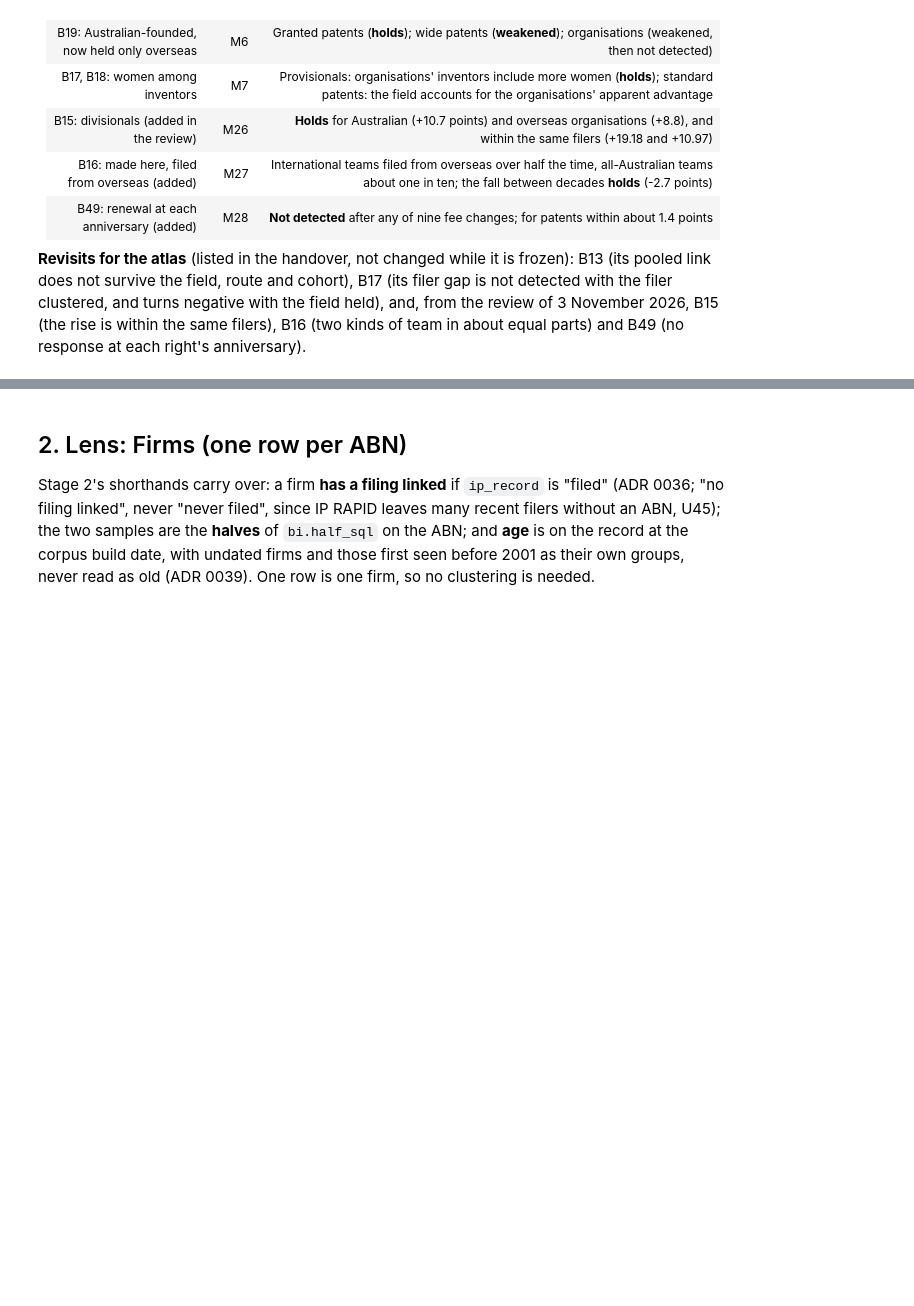
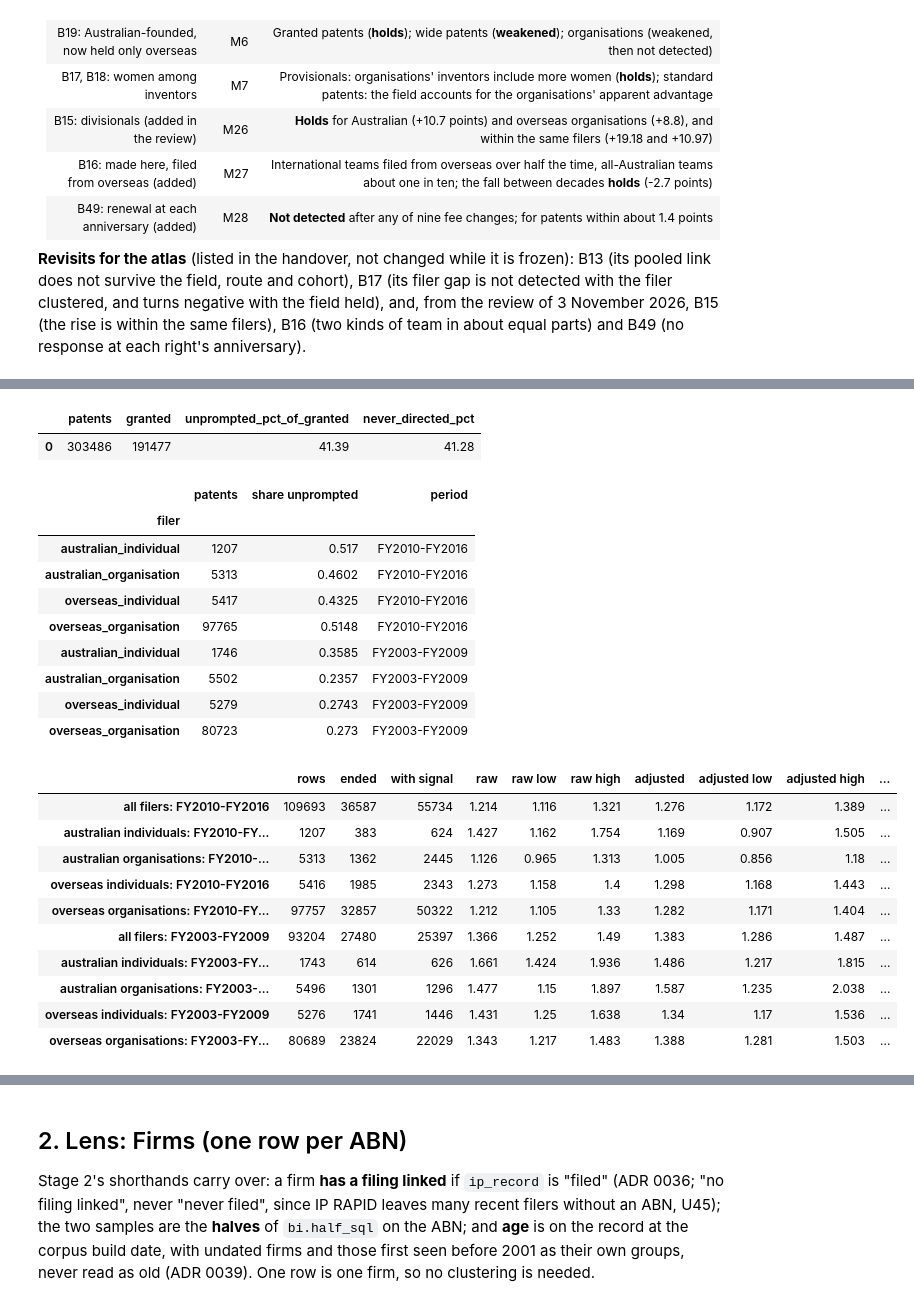
Before and after one commit to Thomas-Amann-IPAustralia/Aus-GII-Breakdown, a Jupyter notebook: analysis/notebooks/03_multivariate.ipynb, the cells around one changed output, grey strips where cells are left out. Cells and saved outputs as stored; diff of their text form; code cells hidden in the pictures; blank space fills up the shorter version.

```diff
--- a/analysis/notebooks/03_multivariate.ipynb
+++ b/analysis/notebooks/03_multivariate.ipynb
@@ -1321,0 +1337,76 @@ B16 (two kinds of team in about equal parts) and B49 (no response at each right'
+# %%
+# Unprompted examination requests (C3, M5): a request made before any direction from the Commissioner, as IP
+# Australia's commissioned study counts "early and unprompted" (ipr-2025 p10)
+DIRECTION = """direction AS (
+    SELECT application_number, min(event_effective_date) AS direction FROM {iprapid/events}
+    WHERE ip_right_type = 'patent' AND event_type = 'exam_direction_to_request_exam' GROUP BY 1
+)"""
+UNPROMPTED = "(d.direction IS NULL OR r.exam_requested_date < d.direction)"
+# check: the study's 41.9% of granted patents, 2004 to 2016, divisionals left out (its sample: 316,077 patents)
+unprompted_check = rsql(f"""
+    WITH {DIRECTION}
+    SELECT count(*) AS patents, count(*) FILTER (WHERE r.registered_date IS NOT NULL) AS granted,
+           100 * avg({UNPROMPTED}::INT) FILTER (WHERE r.registered_date IS NOT NULL) AS unprompted_pct_of_granted,
+           100 * avg((d.direction IS NULL)::INT) FILTER (WHERE r.registered_date IS NOT NULL) AS never_directed_pct
+    FROM {{lens/rights}} r LEFT JOIN direction d USING (application_number)
+    WHERE r.patent_type = 'standard' AND NOT r.divisional AND year(r.date_of_patent) BETWEEN 2004 AND 2016
+""")
+UNPROMPTED_CONTROLS = ["filer", "field", "route", "cohort", "founders", "classes", "expedited"]
+rows, shares = [], []
+for lo, hi in ((2010, 2016), (2003, 2009)):
+    d = rsql(f"""
+        WITH @FILER_PARTY, {DIRECTION}
+        SELECT {LIFETIME}, {UNPROMPTED}::INT AS unprompted, exam_expedited::INT::VARCHAR AS expedited,
+               filer_group AS filer, coalesce(main_area, 'unknown') AS field,
+               coalesce(filing_route, 'unknown') AS route,
+               {DOP_FY} AS cohort, CASE WHEN founder_count > 1 THEN 'several' ELSE 'one' END AS founders,
+               CASE WHEN class_count IS NULL THEN 'unknown' WHEN class_count = 1 THEN '1' WHEN class_count <= 3
+                    THEN '2-3' ELSE '4+' END AS classes,
+               coalesce(filer_party, r.application_number) AS filer_party
+        FROM {{lens/rights}} r LEFT JOIN filer_party p USING (ip_right_type, application_number)
+             LEFT JOIN direction d ON d.application_number = r.application_number
+        WHERE patent_type = 'standard' AND NOT divisional AND filer_group IS NOT NULL
+          AND exam_requested_date IS NOT NULL AND exam_expedited IS NOT NULL AND {LIFE}
+          AND {DOP_FY} BETWEEN {lo} AND {hi}
+        ORDER BY hash(r.application_number || 'stage3'), r.application_number
+        LIMIT 200000
+    """)
+    name = f"FY{lo}-FY{hi}"
+    shares.append(d.groupby("filer").unprompted.agg(["size", "mean"]).assign(period=name))
+    r = multi.adjusted_hazard(
+        d, "t", "ended", "entry", "unprompted", UNPROMPTED_CONTROLS, cluster="filer_party", horizon=10
+    )
+    rows.append(r.rename(f"all filers: {name}"))
+    for fg, sub in d.groupby("filer"):
+        r = multi.adjusted_hazard(
+            sub, "t", "ended", "entry", "unprompted", UNPROMPTED_CONTROLS[1:], cluster="filer_party", horizon=10
+        )
+        rows.append(r.rename(f"{fg.replace('_', ' ')}s: {name}"))
+unprompted = pd.DataFrame(rows)
+unprompted_shares = pd.concat(shares).rename(columns={"size": "patents", "mean": "share unprompted"})
+display(unprompted_check.round(2), unprompted_shares.round(4))
+unprompted[HAZARD].round(3)
+# %% [output]
+|  | patents | granted | unprompted_pct_of_granted | never_directed_pct |
+| 0 | 303486 | 191477 | 41.39 | 41.28 |
+|  | patents | share unprompted | period |
+| filer |  |  |  |
+| australian_individual | 1207 | 0.517 | FY2010-FY2016 |
+| australian_organisation | 5313 | 0.4602 | FY2010-FY2016 |
+| overseas_individual | 5417 | 0.4325 | FY2010-FY2016 |
+| overseas_organisation | 97765 | 0.5148 | FY2010-FY2016 |
+| australian_individual | 1746 | 0.3585 | FY2003-FY2009 |
+| australian_organisation | 5502 | 0.2357 | FY2003-FY2009 |
+| overseas_individual | 5279 | 0.2743 | FY2003-FY2009 |
+| overseas_organisation | 80723 | 0.273 | FY2003-FY2009 |
+|  | rows | ended | with signal | raw | raw low | raw high | adjusted | adjusted low | adjusted high | ... |
+| all filers: FY2010-FY2016 | 109693 | 36587 | 55734 | 1.214 | 1.116 | 1.321 | 1.276 | 1.172 | 1.389 | ... |
+| australian individuals: FY2010-FY... | 1207 | 383 | 624 | 1.427 | 1.162 | 1.754 | 1.169 | 0.907 | 1.505 | ... |
+| australian organisations: FY2010-... | 5313 | 1362 | 2445 | 1.126 | 0.965 | 1.313 | 1.005 | 0.856 | 1.18 | ... |
+| overseas individuals: FY2010-FY2016 | 5416 | 1985 | 2343 | 1.273 | 1.158 | 1.4 | 1.298 | 1.168 | 1.443 | ... |
+| overseas organisations: FY2010-FY... | 97757 | 32857 | 50322 | 1.212 | 1.105 | 1.33 | 1.282 | 1.171 | 1.404 | ... |
+| all filers: FY2003-FY2009 | 93204 | 27480 | 25397 | 1.366 | 1.252 | 1.49 | 1.383 | 1.286 | 1.487 | ... |
+| australian individuals: FY2003-FY... | 1743 | 614 | 626 | 1.661 | 1.424 | 1.936 | 1.486 | 1.217 | 1.815 | ... |
+| australian organisations: FY2003-... | 5496 | 1301 | 1296 | 1.477 | 1.15 | 1.897 | 1.587 | 1.235 | 2.038 | ... |
+| overseas individuals: FY2003-FY2009 | 5276 | 1741 | 1446 | 1.431 | 1.25 | 1.638 | 1.34 | 1.17 | 1.536 | ... |
+| overseas organisations: FY2003-FY... | 80689 | 23824 | 22029 | 1.343 | 1.217 | 1.483 | 1.388 | 1.281 | 1.503 | ... |
```
Also changed, not shown: parts of 5 cells of this notebook, 21 other files.
